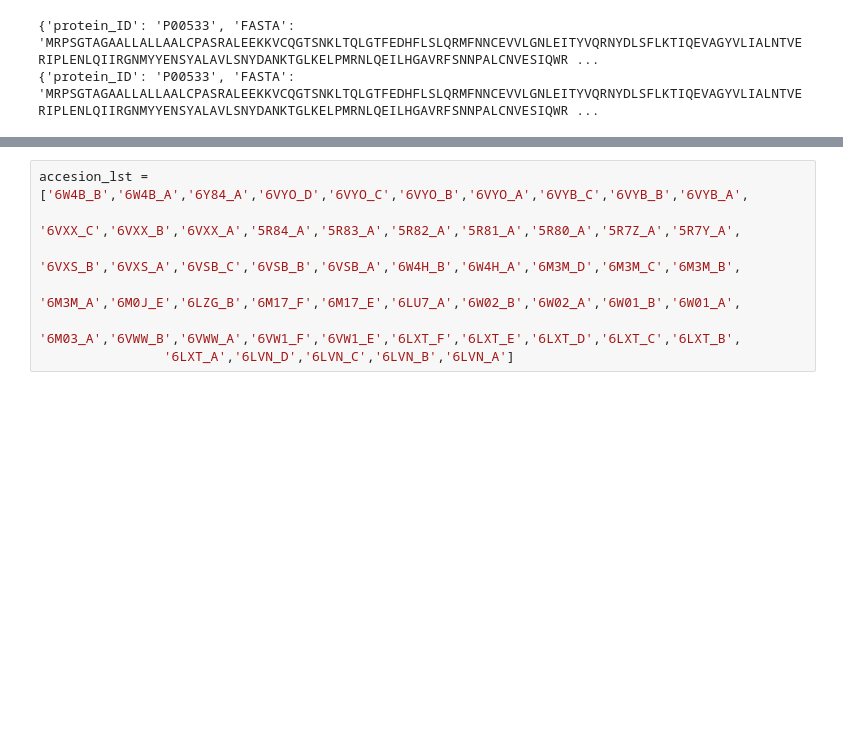
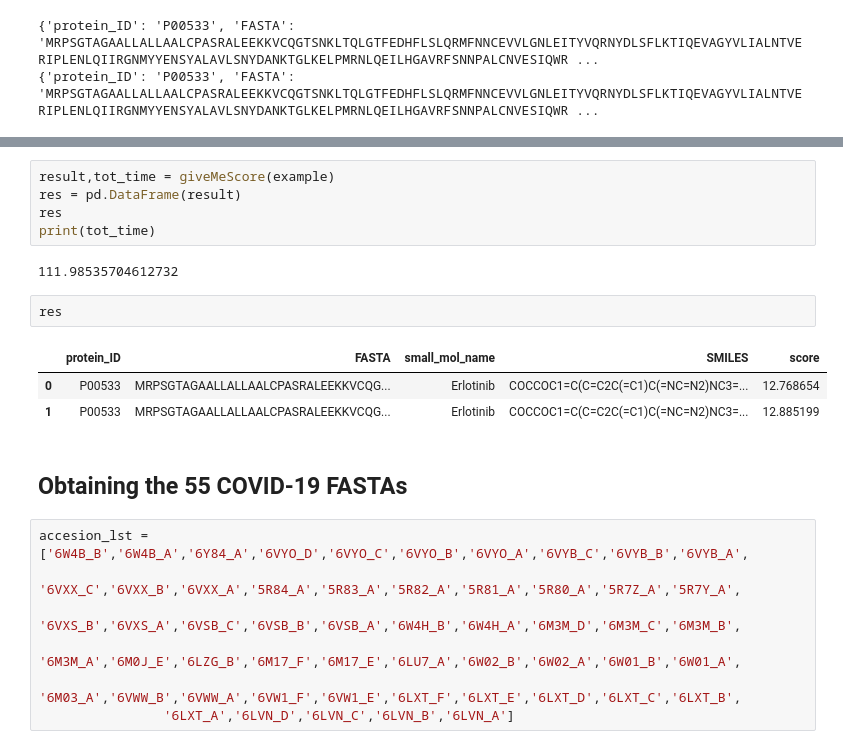
Before and after one commit to MdeMaic/exploring_Covid19, a Jupyter notebook: web_scraping.ipynb, the cells around one changed output, grey strips where cells are left out. Saved outputs shown, nothing was run; the diff lists cells and outputs as text; blank space fills up the shorter version.

```diff
--- a/web_scraping.ipynb
+++ b/web_scraping.ipynb
@@ -153,3 +112,18 @@ for i in range(len(example)):
+# %%
+result,tot_time = giveMeScore(example)
+res = pd.DataFrame(result)
+res
+print(tot_time)
+# %% [output]
+111.98535704612732
+# %%
+res
+# %% [output]
+|  | protein_ID | FASTA | small_mol_name | SMILES | score |
+| 0 | P00533 | MRPSGTAGAALLALLAALCPASRALEEKKVCQG... | Erlotinib | COCCOC1=C(C=C2C(=C1)C(=NC=N2)NC3=... | 12.768654 |
+| 1 | P00533 | MRPSGTAGAALLALLAALCPASRALEEKKVCQG... | Erlotinib | COCCOC1=C(C=C2C(=C1)C(=NC=N2)NC3=... | 12.885199 |
+# %% [markdown]
+## Obtaining the 55 COVID-19 FASTAs
 # %%
 accesion_lst = ['6W4B_B','6W4B_A','6Y84_A','6VYO_D','6VYO_C','6VYO_B','6VYO_A','6VYB_C','6VYB_B','6VYB_A',
                 '6VXX_C','6VXX_B','6VXX_A','5R84_A','5R83_A','5R82_A','5R81_A','5R80_A','5R7Z_A','5R7Y_A',
```
Also changed, not shown: parts of 5 cells of this notebook.
